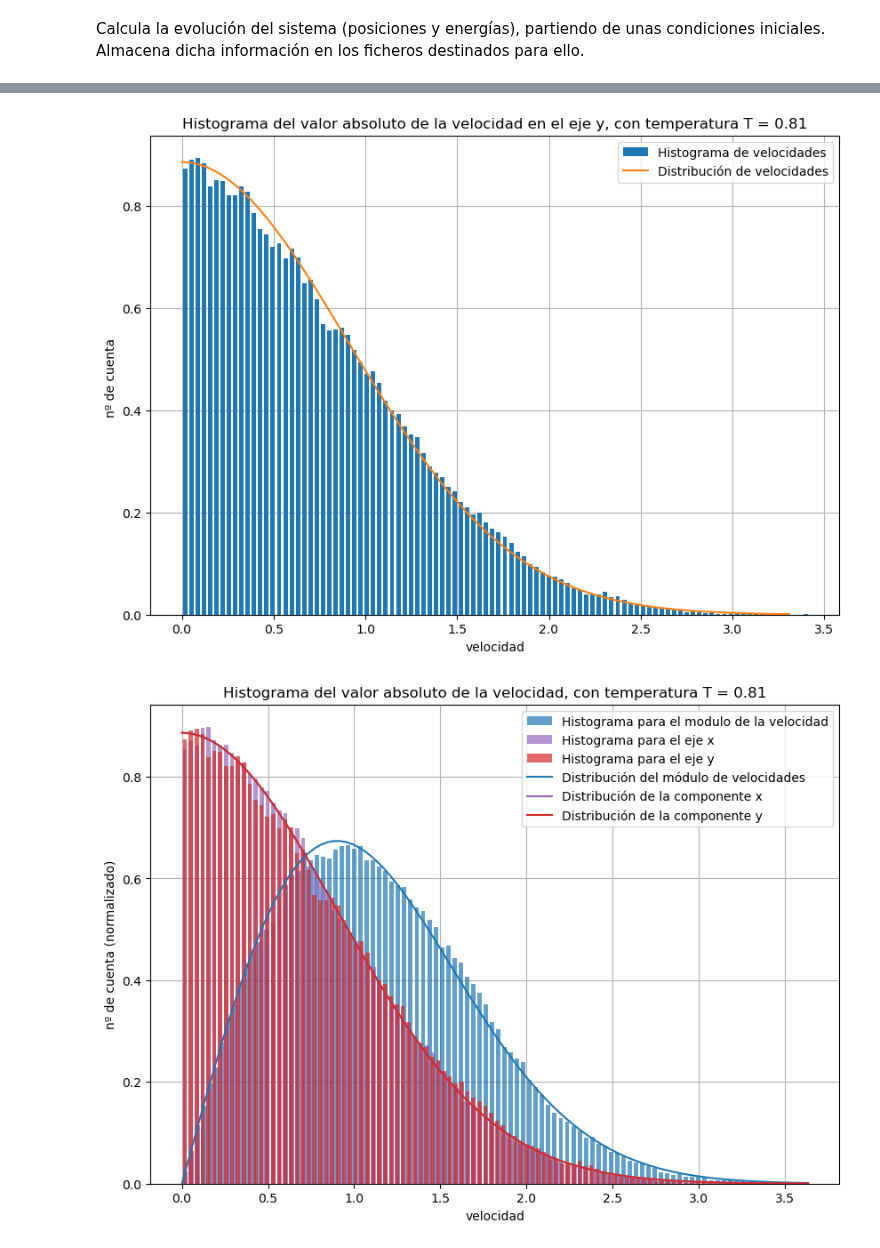
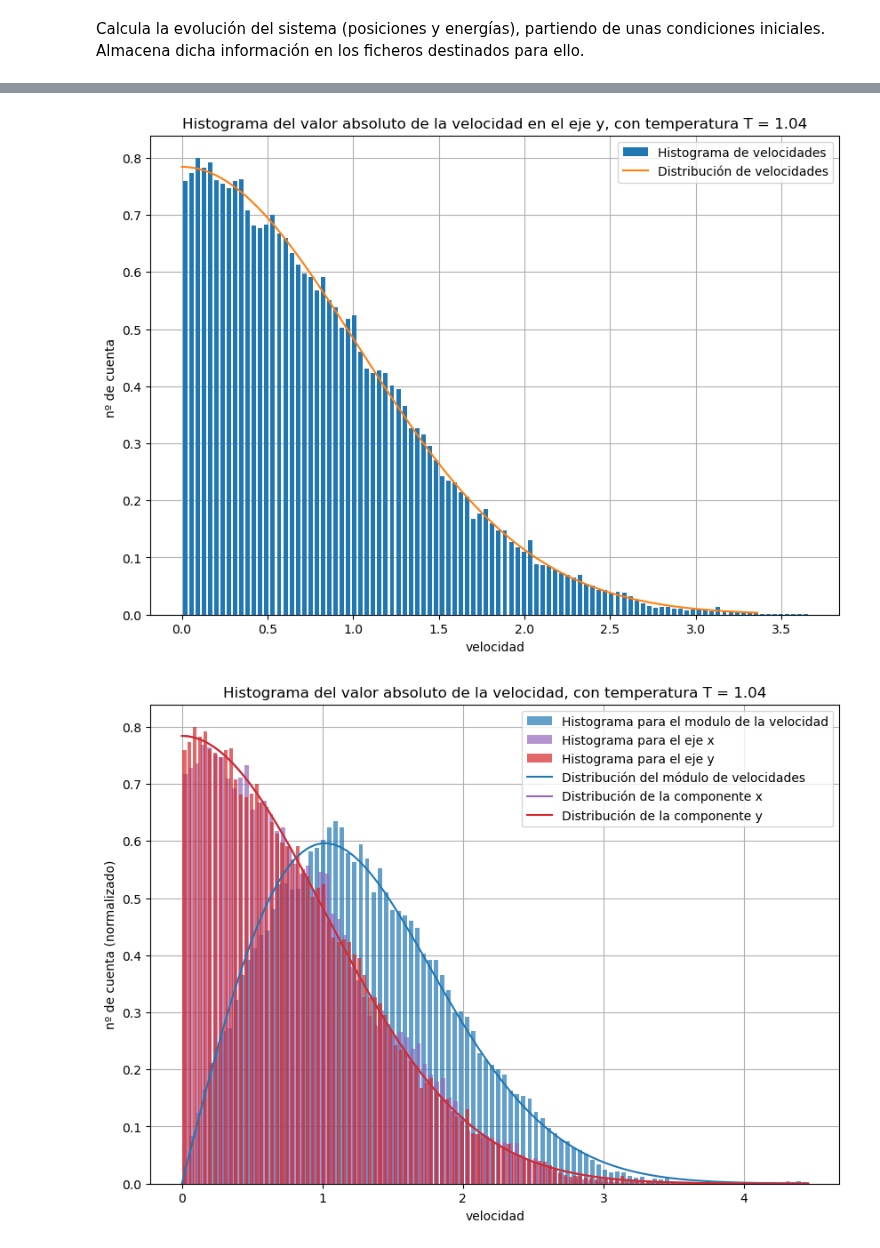
Before and after one commit to liuzhuozhuo/Compu2324, a Jupyter notebook: voluntario1/lennard_jones_apart_4_hex.ipynb, the cells around one changed output, grey strips where cells are left out. Drawn from its saved outputs; the diff is of its cells as text; code cells hidden in the pictures.

```diff
--- a/voluntario1/lennard_jones_apart_4_hex.ipynb
+++ b/voluntario1/lennard_jones_apart_4_hex.ipynb
@@ -10,8 +10,8 @@ import matplotlib.pyplot as plt
 # %% [markdown]
 Definimos constantes y otras variables que se emplearan. También se abre los archivos en donde se almacenarán los datos
 # %%
-N = 16
-L = 4
+N = 14
+L = 5
 h = 0.002
 epsilon = 1
 sigma = 1
@@ -19,13 +19,13 @@ m = 1
 v_0 = 0
 k=1
 
-skip = 1
+skip = 5
 
 Time = 50
 time = np.arange(0, Time, h)
-f = open(f"datos_4/posiciones_vel_init_{v_0}.txt", "w")
-f_energia = open(f"datos_4/energias_vel_init_{v_0}.txt", "w")
-f_velocidad = open(f"datos_4/velocidades_vel_init_{v_0}.txt", "w")
+f = open(f"datos_4/posiciones_vel_init_{v_0}_hex.txt", "w")
+f_energia = open(f"datos_4/energias_vel_init_{v_0}_hex.txt", "w")
+f_velocidad = open(f"datos_4/velocidades_vel_init_{v_0}_hex.txt", "w")
 # %% [markdown]
 Definir funciones para el programa:
 
@@ -39,10 +39,9 @@ Comenzamos con las condiciones iniciales, en la función init_cond(),
 # %%
 @jit(nopython=True)
 def init_cond():
-    r = np.zeros((N, 2))
+    r = np.array([[0.5, 0.5], [1.5, 0.5], [3.5, 0.5], [4.5, 0.5], [0, 1.75], [2, 1.75], [3, 1.75], [0.5, 3], [1.5, 3], [3.5, 3], [4.5, 3], [0, 4.25], [2, 4.25], [3, 4.25]])
     v =np.zeros((N, 2))
     for i in range(N):
-        r[i] = np.array([i%4+0.5, i//4 +0.5])
         theta = np.random.rand()*2*np.pi
         v[i] = v_0 * np.array([np.sin(theta), np.cos(theta)])
     return r, v
@@ -173,5 +172,5 @@ plt.savefig(f"latex/plots/energia_vel_init_{v_0}.png")
 # %%
-velocidad = pd.read_csv(f'datos_4/velocidades_vel_init_{v_0}.txt', delimiter=',', index_col=False, header=0 ,names=['vx', 'vy', 'v'])
+velocidad = pd.read_csv(f'datos_4/velocidades_vel_init_{v_0}_hex.txt', delimiter=',', index_col=False, header=0 ,names=['vx', 'vy', 'v'])
 
 Temp = m/(2*k)*np.mean(velocidad.v**2)
 
@@ -241,2 +240,2 @@ plt.savefig(f"latex/plots/velocidad_todos_{v_0}.png")
-[figure, old version]
+[figure, new version]
-[figure, old version]
+[figure, new version]
```
Also changed, not shown: parts of 5 cells of this notebook, 1 other file.
